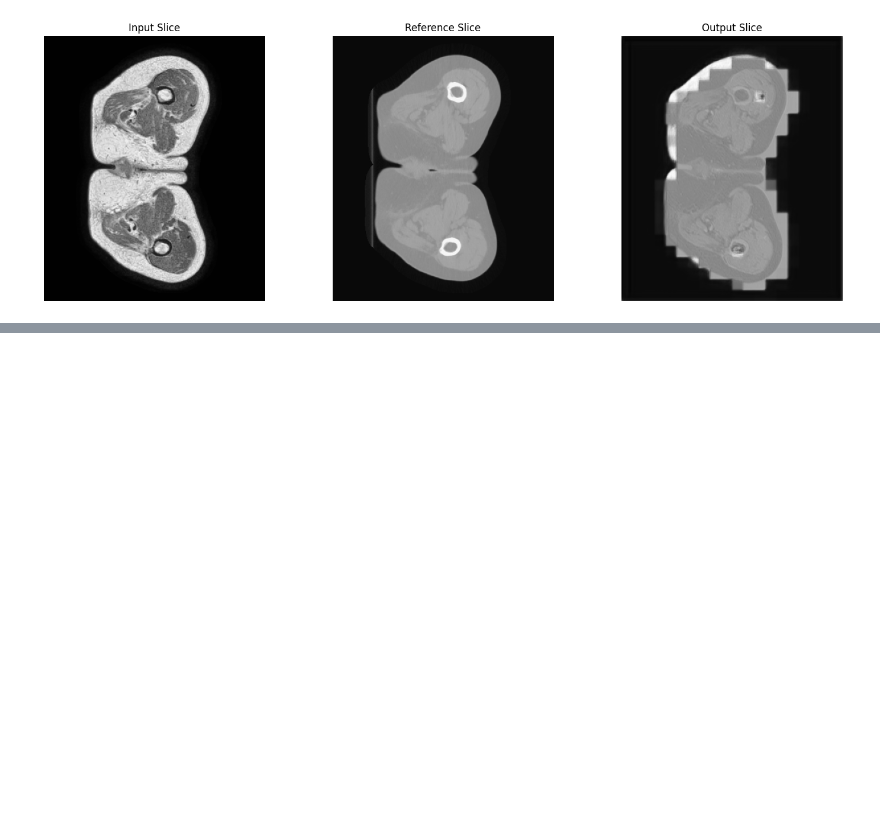
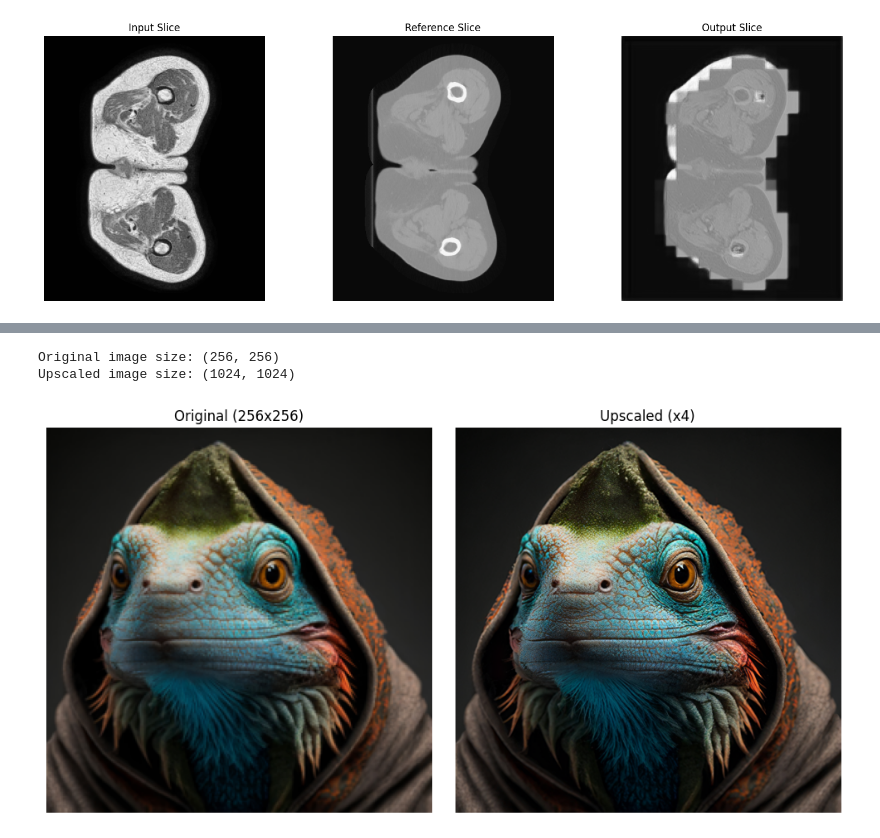
Before and after one commit to danny4159/mem_eff_registformer, a Jupyter notebook: nbs/padain_synthesis_tutorial.ipynb, the cells around one changed output, grey strips where cells are left out. Saved outputs shown, nothing was run; the diff lists cells and outputs as text; code cells hidden in the pictures; blank space fills up the shorter version.

```diff
--- a/nbs/padain_synthesis_tutorial.ipynb
+++ b/nbs/padain_synthesis_tutorial.ipynb
@@ -74,0 +95,42 @@ plt.show()
+# %%
+from aura_sr import AuraSR
+
+aura_sr = AuraSR.from_pretrained("fal/AuraSR-v2")
+
+import requests
+from io import BytesIO
+from PIL import Image
+
+def load_image_from_url(url):
+    response = requests.get(url)
+    image_data = BytesIO(response.content)
+    return Image.open(image_data)
+
+image = load_image_from_url("https://mingukkang.github.io/GigaGAN/static/images/iguana_output.jpg").resize((256, 256))
+upscaled_image = aura_sr.upscale_4x_overlapped(image)
+# %%
+import matplotlib.pyplot as plt
+
+# 이미지 크기 확인
+print("Original image size:", image.size)            # (width, height)
+print("Upscaled image size:", upscaled_image.size)    # (width, height)
+
+# 이미지 시각화
+plt.figure(figsize=(10, 5))
+
+plt.subplot(1, 2, 1)
+plt.title("Original (256x256)")
+plt.imshow(image)
+plt.axis("off")
+
+plt.subplot(1, 2, 2)
+plt.title("Upscaled (x4)")
+plt.imshow(upscaled_image)
+plt.axis("off")
+
+plt.tight_layout()
+plt.show()
+# %% [output]
+Original image size: (256, 256)
+Upscaled image size: (1024, 1024)
+[figure, added]
```
Also changed, not shown: parts of 1 cell of this notebook, 57 other files.
